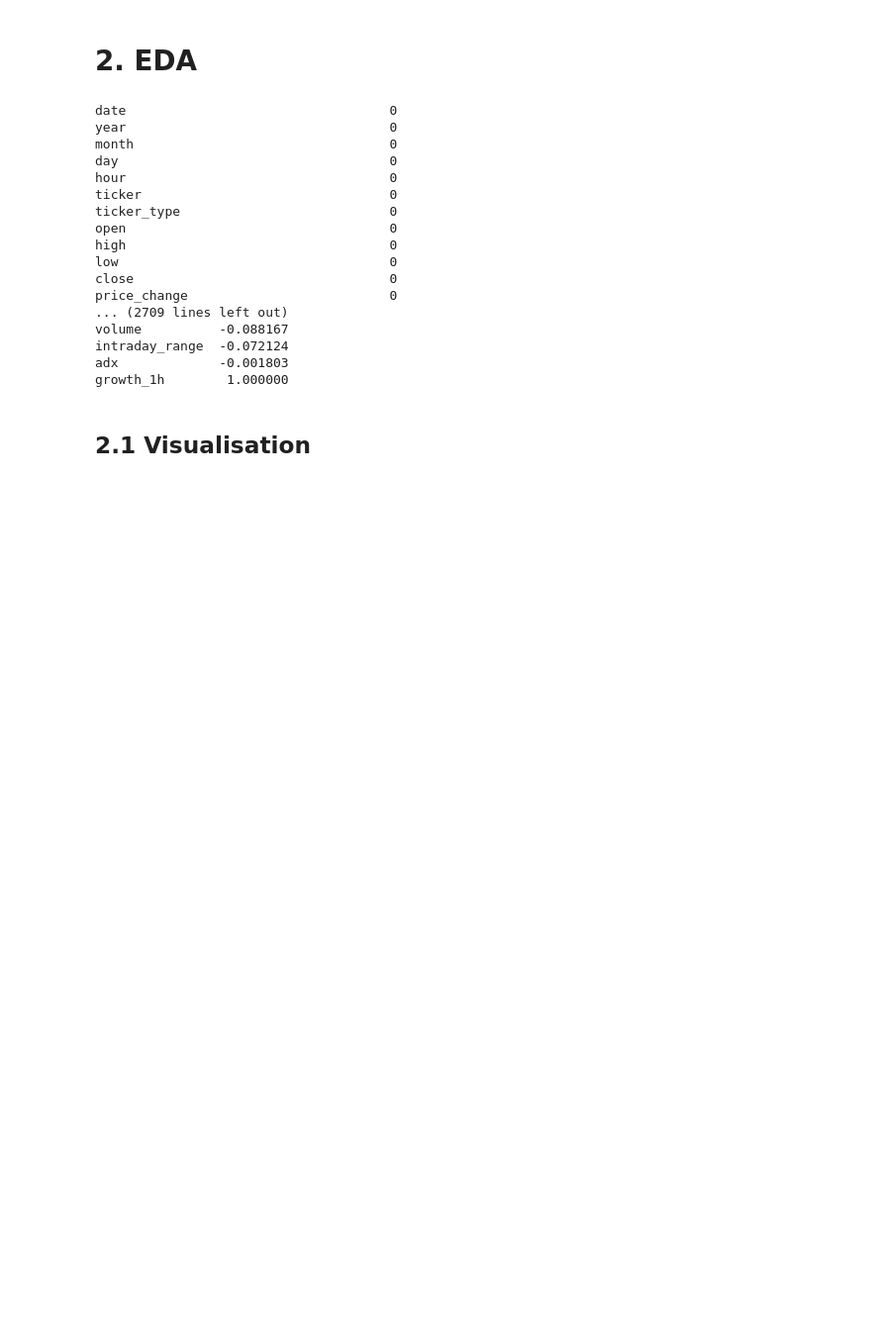
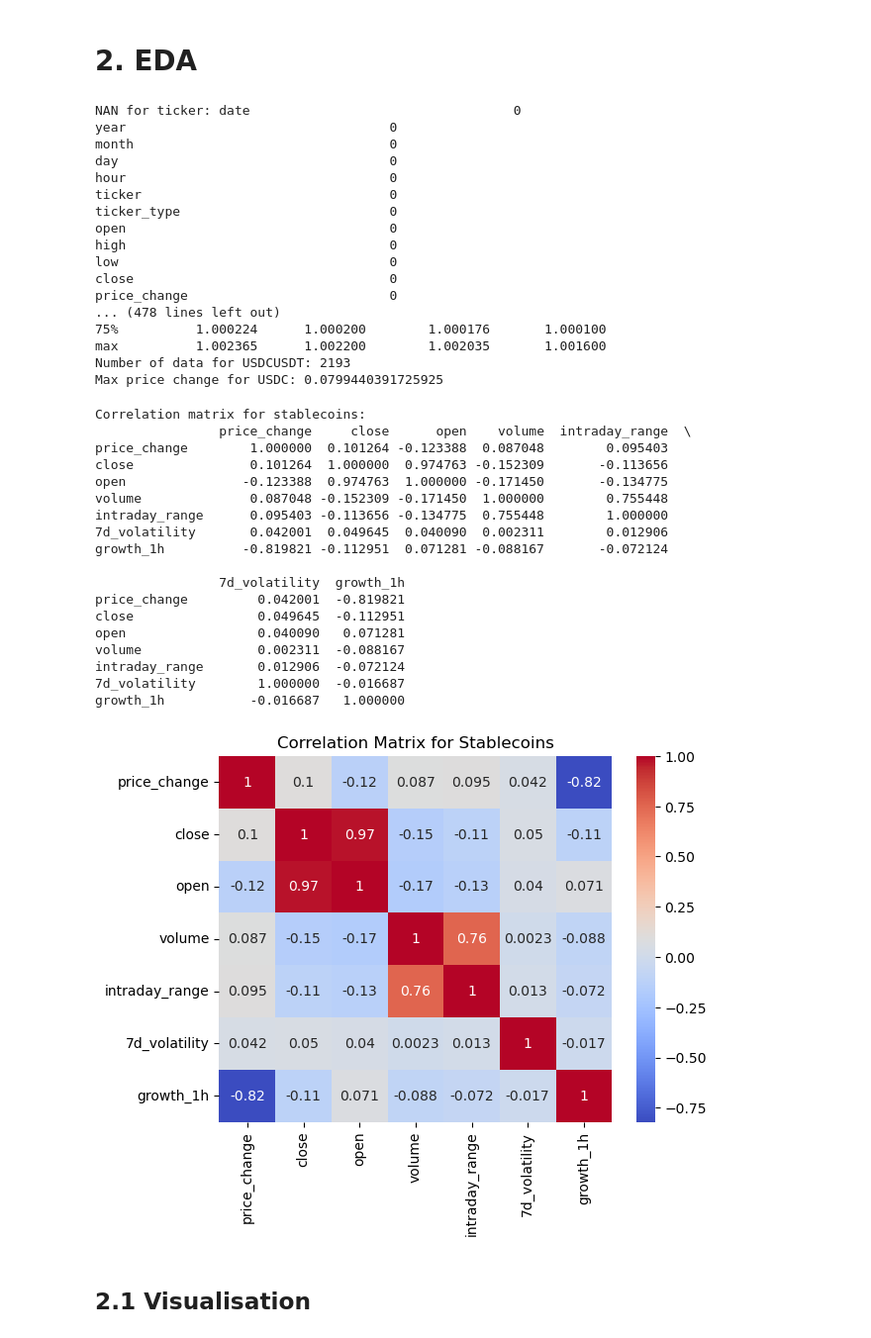
Before and after one commit to pynat/stable_coin, a Jupyter notebook: notebook.ipynb, the cells around one changed output. Shown at 99% size. Cells and saved outputs as stored; diff of their text form; code cells hidden in the pictures; blank space fills up the shorter version.

```diff
--- a/notebook.ipynb
+++ b/notebook.ipynb
@@ -522,19 +515,12 @@ df = add_custom_calculations(df)
 # %%
 # checking for nan all rows colums
 nan_counts = df.isna().sum()
-pd.set_option('display.max_columns', None)
-pd.set_option('display.max_rows', None)
-print(nan_counts)
-
+print(f"NAN for ticker: {nan_counts}")
 
 # 0 values per row
-zero_counts = (df == 0).sum()
-for column, count in zero_counts.items():
-    print(f"0 valaues for {column}: {count}")
-
-zero_day_tickers = df[df['day'] == 0]
-print("Tickers with 0 values for 'day':")
-print(zero_day_tickers[['ticker', 'day']])
+top_zero_columns = zero_columns.sort_values(ascending=False).head(10)
+for column, count in top_zero_columns.items():
+    print(f"0 values for {column}: {count}")
 
 # deleting rows where day is 0
 df.drop(df[df['day'] == 0].index, inplace=True)
@@ -564,14 +550,8 @@ print(f"Number of data for USDCUSDT: {n}")
 # Find max and min price change
 max_price_change = usdcusdt_data['price_change'].max()
 print("Max price change for USDC:", max_price_change)
-
-#correlation for numericals
-stablecoin_data = df[df['ticker_type'] == 'stablecoin']
-cor_df_stablecoin = stablecoin_data[['price_change', 'close', 'volume', 'intraday_range', 'adx', 'growth_1h']]
-correlation_matrix_stablecoin = cor_df_stablecoin.corr()
-print(correlation_matrix_stablecoin)
 # %% [output]
-date                                  0
+NAN for ticker: date                                  0
 year                                  0
 month                                 0
 day                                   0
@@ -583,8 +563,8 @@ high                                  0
 low                                   0
 close                                 0
 price_change                          0
-... (2709 lines left out)
-volume          -0.088167
-intraday_range  -0.072124
-adx             -0.001803
-growth_1h        1.000000
+... (478 lines left out)
+75%          1.000224      1.000200        1.000176       1.000100
+max          1.002365      1.002200        1.002035       1.001600
+Number of data for USDCUSDT: 2193
+Max price change for USDC: 0.0799440391725925
@@ -602,0 +571,32 @@ growth_1h        1.000000
+# %%
+stablecoin_data = df[df['ticker_type'] == 'stablecoin']
+cor_columns = ['price_change', 'close', 'open', 'volume', 'intraday_range', '7d_volatility', 'growth_1h']
+correlation_matrix_stablecoin = stablecoin_data[cor_columns].corr()
+print("Correlation matrix for stablecoins:")
+print(correlation_matrix_stablecoin)
+
+# Optional heatmap
+sns.heatmap(correlation_matrix_stablecoin, annot=True, cmap="coolwarm")
+plt.title("Correlation Matrix for Stablecoins")
+plt.savefig("images/correlation_matrix_stablecoin.png", dpi=300, bbox_inches='tight')
+plt.show()
+# %% [output]
+Correlation matrix for stablecoins:
+                price_change     close      open    volume  intraday_range  \
+price_change        1.000000  0.101264 -0.123388  0.087048        0.095403
+close               0.101264  1.000000  0.974763 -0.152309       -0.113656
+open               -0.123388  0.974763  1.000000 -0.171450       -0.134775
+volume              0.087048 -0.152309 -0.171450  1.000000        0.755448
+intraday_range      0.095403 -0.113656 -0.134775  0.755448        1.000000
+7d_volatility       0.042001  0.049645  0.040090  0.002311        0.012906
+growth_1h          -0.819821 -0.112951  0.071281 -0.088167       -0.072124
+
+                7d_volatility  growth_1h
+price_change         0.042001  -0.819821
+close                0.049645  -0.112951
+open                 0.040090   0.071281
+volume               0.002311  -0.088167
+intraday_range       0.012906  -0.072124
+7d_volatility        1.000000  -0.016687
+growth_1h           -0.016687   1.000000
+[figure, added]
```
Also changed, not shown: parts of 17 cells of this notebook, 5 other files.
